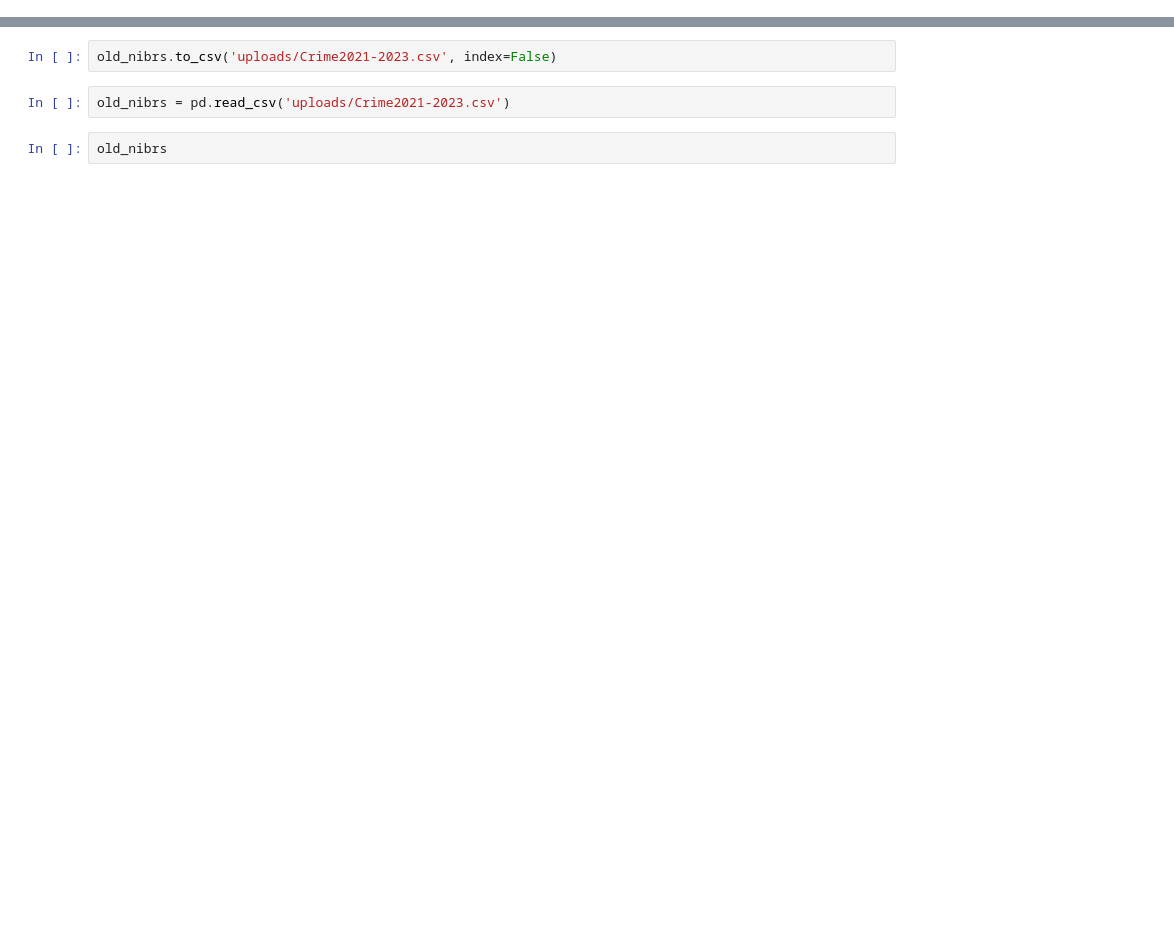
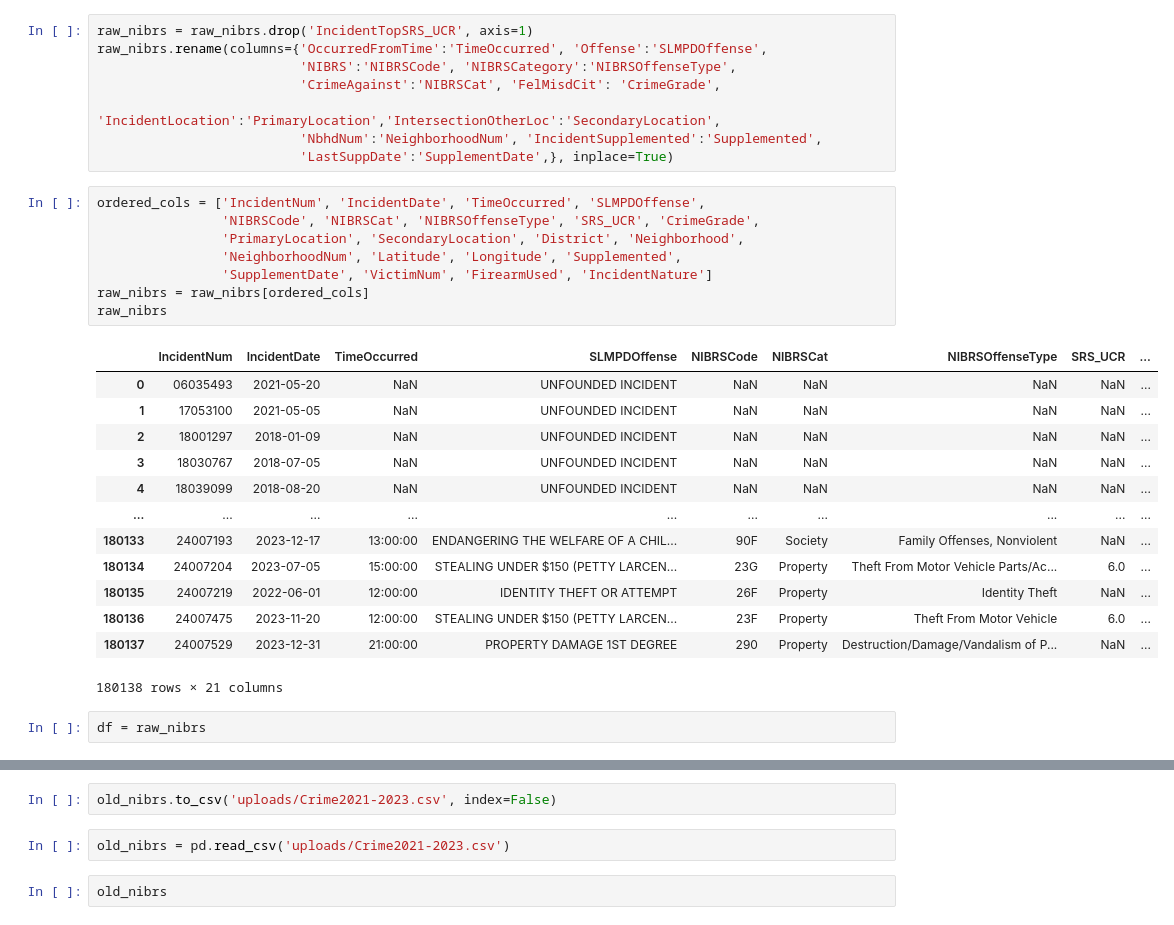
Before and after one commit to luke-lite/St.-Louis-NIBRS-Crime-Database, a Jupyter notebook: nibrs_old_cleaning.ipynb, the cells around one changed output, grey strips where cells are left out. Drawn from its saved outputs; the diff is of its cells as text; blank space fills up the shorter version.

```diff
--- a/nibrs_old_cleaning.ipynb
+++ b/nibrs_old_cleaning.ipynb
@@ -21,0 +105,32 @@ old_nibrs
+# %%
+raw_nibrs = raw_nibrs.drop('IncidentTopSRS_UCR', axis=1)
+raw_nibrs.rename(columns={'OccurredFromTime':'TimeOccurred', 'Offense':'SLMPDOffense',
+                          'NIBRS':'NIBRSCode', 'NIBRSCategory':'NIBRSOffenseType',
+                          'CrimeAgainst':'NIBRSCat', 'FelMisdCit': 'CrimeGrade',
+                          'IncidentLocation':'PrimaryLocation','IntersectionOtherLoc':'SecondaryLocation',
+                          'NbhdNum':'NeighborhoodNum', 'IncidentSupplemented':'Supplemented',
+                          'LastSuppDate':'SupplementDate',}, inplace=True)
+# %%
+ordered_cols = ['IncidentNum', 'IncidentDate', 'TimeOccurred', 'SLMPDOffense',
+                'NIBRSCode', 'NIBRSCat', 'NIBRSOffenseType', 'SRS_UCR', 'CrimeGrade',
+                'PrimaryLocation', 'SecondaryLocation', 'District', 'Neighborhood',
+                'NeighborhoodNum', 'Latitude', 'Longitude', 'Supplemented',
+                'SupplementDate', 'VictimNum', 'FirearmUsed', 'IncidentNature']
+raw_nibrs = raw_nibrs[ordered_cols]
+raw_nibrs
+# %% [output]
+|  | IncidentNum | IncidentDate | TimeOccurred | SLMPDOffense | NIBRSCode | NIBRSCat | NIBRSOffenseType | SRS_UCR | ... |
+| 0 | 06035493 | 2021-05-20 | NaN | UNFOUNDED INCIDENT | NaN | NaN | NaN | NaN | ... |
+| 1 | 17053100 | 2021-05-05 | NaN | UNFOUNDED INCIDENT | NaN | NaN | NaN | NaN | ... |
+| 2 | 18001297 | 2018-01-09 | NaN | UNFOUNDED INCIDENT | NaN | NaN | NaN | NaN | ... |
+| 3 | 18030767 | 2018-07-05 | NaN | UNFOUNDED INCIDENT | NaN | NaN | NaN | NaN | ... |
+| 4 | 18039099 | 2018-08-20 | NaN | UNFOUNDED INCIDENT | NaN | NaN | NaN | NaN | ... |
+| ... | ... | ... | ... | ... | ... | ... | ... | ... | ... |
+| 180133 | 24007193 | 2023-12-17 | 13:00:00 | ENDANGERING THE WELFARE OF A CHIL... | 90F | Society | Family Offenses, Nonviolent | NaN | ... |
+| 180134 | 24007204 | 2023-07-05 | 15:00:00 | STEALING UNDER $150 (PETTY LARCEN... | 23G | Property | Theft From Motor Vehicle Parts/Ac... | 6.0 | ... |
+| 180135 | 24007219 | 2022-06-01 | 12:00:00 | IDENTITY THEFT OR ATTEMPT | 26F | Property | Identity Theft | NaN | ... |
+| 180136 | 24007475 | 2023-11-20 | 12:00:00 | STEALING UNDER $150 (PETTY LARCEN... | 23F | Property | Theft From Motor Vehicle | 6.0 | ... |
+| 180137 | 24007529 | 2023-12-31 | 21:00:00 | PROPERTY DAMAGE 1ST DEGREE | 290 | Property | Destruction/Damage/Vandalism of P... | NaN | ... |
+180138 rows × 21 columns
+# %%
+df = raw_nibrs
```
Also changed, not shown: parts of 12 cells of this notebook, 22 other files.
